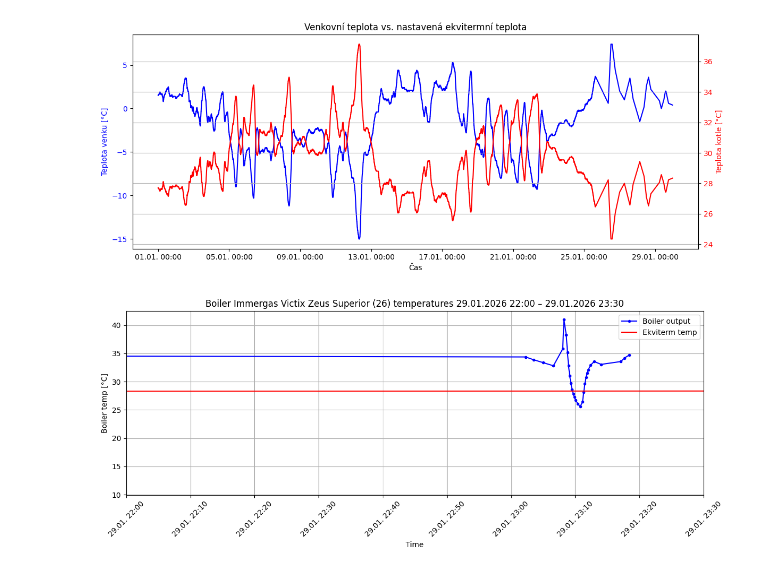
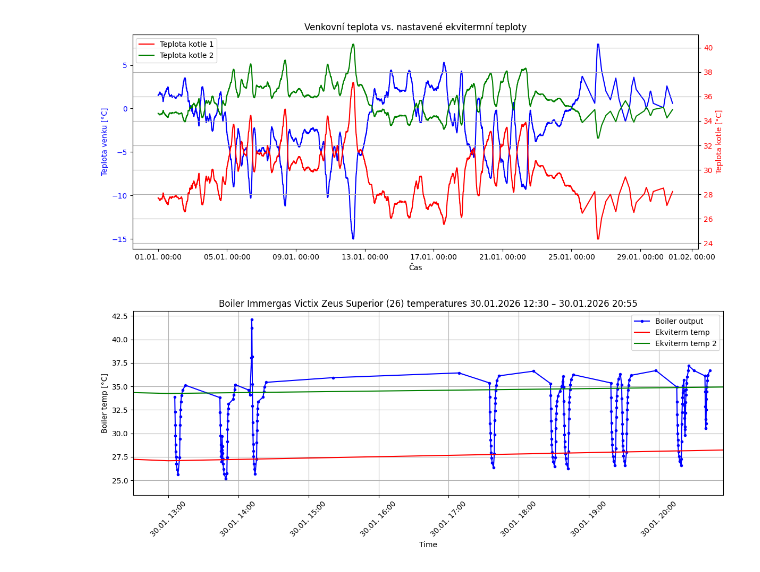
Before and after one commit to MarekCoderslab/Teploty_kotle, a Jupyter notebook: Teplota_kotle.ipynb, the cells around one changed output. Saved outputs shown, nothing was run; the diff lists cells and outputs as text; code cells hidden in the pictures.

```diff
--- a/Teplota_kotle.ipynb
+++ b/Teplota_kotle.ipynb
@@ -100,15 +114,26 @@ plt.savefig("Equit_graf.png")
 # %%
 import pandas as pd
 
-# Přidáme sloupec Boiler_water
+# Původní křivka
 def hokejka(temp_in):
     if temp_in <= 15:
         return -0.571428 * temp_in + 28.5714
     else:
         return 20
 
+# Nová křivka podle bodů A(-20/40) a B(15/30)
+def hokejka2(temp_in):
+    if temp_in <= 15:
+        return -0.342857 * temp_in + 35.143
+    else:
+        return 30
+
+# Sloupec Boiler_water
 df_netatmo["Boiler_water"] = df_netatmo["temperature"].apply(hokejka)
 
-# Ukázka 10 řádků
+# Nový sloupec Boiler_water_2
+df_netatmo["Boiler_water_2"] = df_netatmo["temperature"].apply(hokejka2)
+
+# Ukázka posledních 10 řádků
 df_netatmo.tail(10)
 # %% [output]
@@ -126,44 +151,49 @@ df_netatmo.tail(10)
 # %%
 import matplotlib.pyplot as plt
 import matplotlib.dates as mdates
 
 plt.figure(figsize=(12,5))
 
 # Hlavní osa
 ax = plt.gca()
 
 # Venkovní teplota
-ax.plot(df_netatmo["time_local"], df_netatmo["temperature"], color="blue") # marker="."
+ax.plot(df_netatmo["time_local"], df_netatmo["temperature"], color="blue")
 ax.set_ylabel("Teplota venku [°C]", color="blue")
 ax.tick_params(axis="y", labelcolor="blue")
 
 # Vedlejší osa (Boiler_water)
 ax2 = ax.twinx()
-ax2.plot(df_netatmo["time_local"], df_netatmo["Boiler_water"], color="red") # marker="."
+ax2.plot(df_netatmo["time_local"], df_netatmo["Boiler_water"], color="red", label="Teplota kotle 1")
+ax2.plot(df_netatmo["time_local"], df_netatmo["Boiler_water_2"], color="green", label="Teplota kotle 2")
+
 ax2.set_ylabel("Teplota kotle [°C]", color="red")
 ax2.tick_params(axis="y", labelcolor="red")
 
 # Titulek a popisky
-plt.title("Venkovní teplota vs. nastavená ekvitermní teplota")
+plt.title("Venkovní teplota vs. nastavené ekvitermní teploty")
 ax.set_xlabel("Čas")
 
 # Formátování osy X
 ax.xaxis.set_major_formatter(mdates.DateFormatter('%d.%m. %H:%M'))
 plt.xticks(rotation=45)
 
+# Legenda pro vedlejší osu
+ax2.legend(loc="upper left")
+
 plt.grid(True)
 plt.tight_layout()
 plt.show()
 # %% [output]
-[figure, old version]
+[figure, new version]
 # %%
 import matplotlib.pyplot as plt
 import matplotlib.dates as mdates
 import pandas as pd
 
 # --- RUČNÍ NASTAVENÍ ČASOVÉHO OKNA ---
-start_time = pd.Timestamp("2026-01-29 22:00:00")
-end_time   = pd.Timestamp("2026-01-29 23:30")
+start_time = pd.Timestamp("2026-01-30 12:30:00")
+end_time   = pd.Timestamp("2026-01-30 20:55")
 
 plt.figure(figsize=(12,5))
 ax = plt.gca()
@@ -171,8 +201,11 @@ ax = plt.gca()
 # Kotel
 ax.plot(df["Time"], df["Value"], marker=".", color="blue", label="Boiler output")
 
-# Netatmo
+# Netatmo – původní křivka
 ax.plot(df_netatmo["time_local"], df_netatmo["Boiler_water"], color="red", label="Ekviterm temp")
+
+# Netatmo – nová křivka (Boiler_water_2)
+ax.plot(df_netatmo["time_local"], df_netatmo["Boiler_water_2"], color="green", label="Ekviterm temp 2")
 
 # --- APLIKACE ČASOVÉHO OKNA NA GRAF ---
 ax.set_xlim(start_time, end_time)
@@ -190,7 +223,7 @@ plt.legend()
 plt.tight_layout()
 plt.show()
 # %% [output]
-[figure, old version]
+[figure, new version]
 # %%
 import pandas as pd
 import matplotlib.pyplot as plt
```
Also changed, not shown: parts of 7 cells of this notebook, 6 other files.
